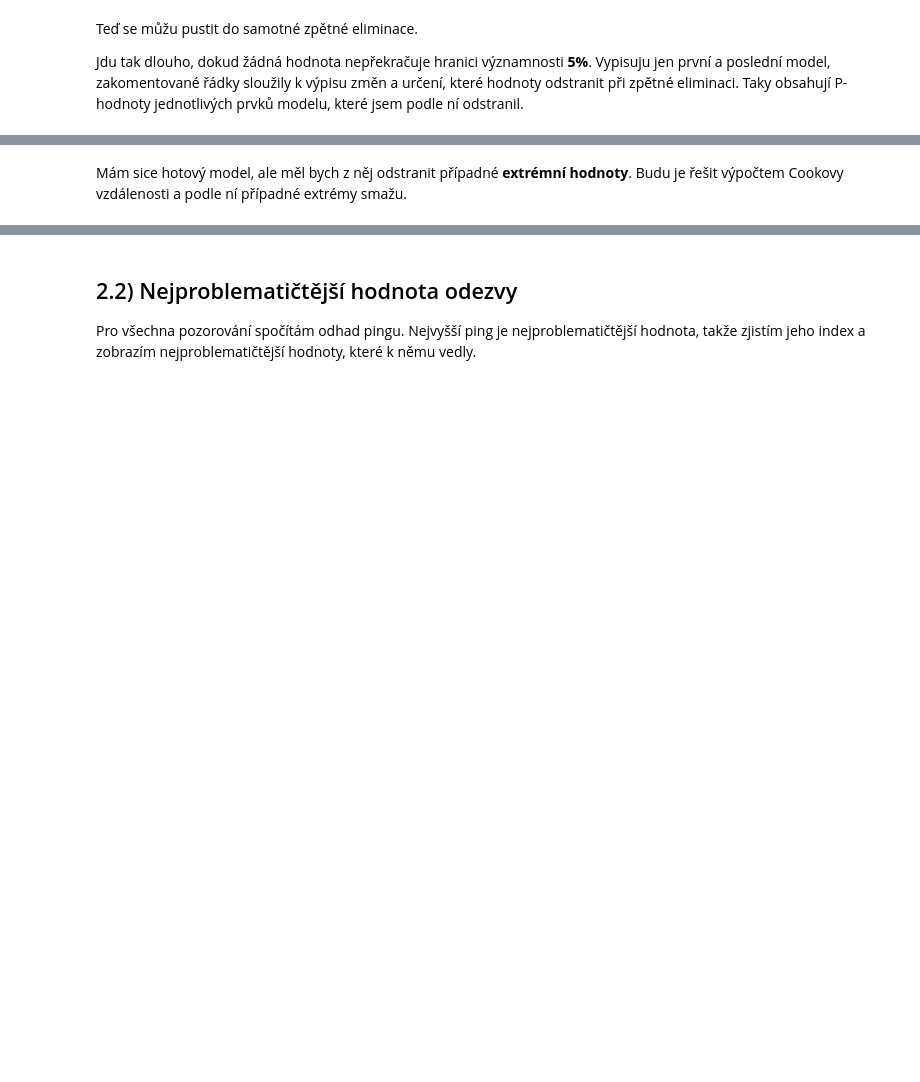
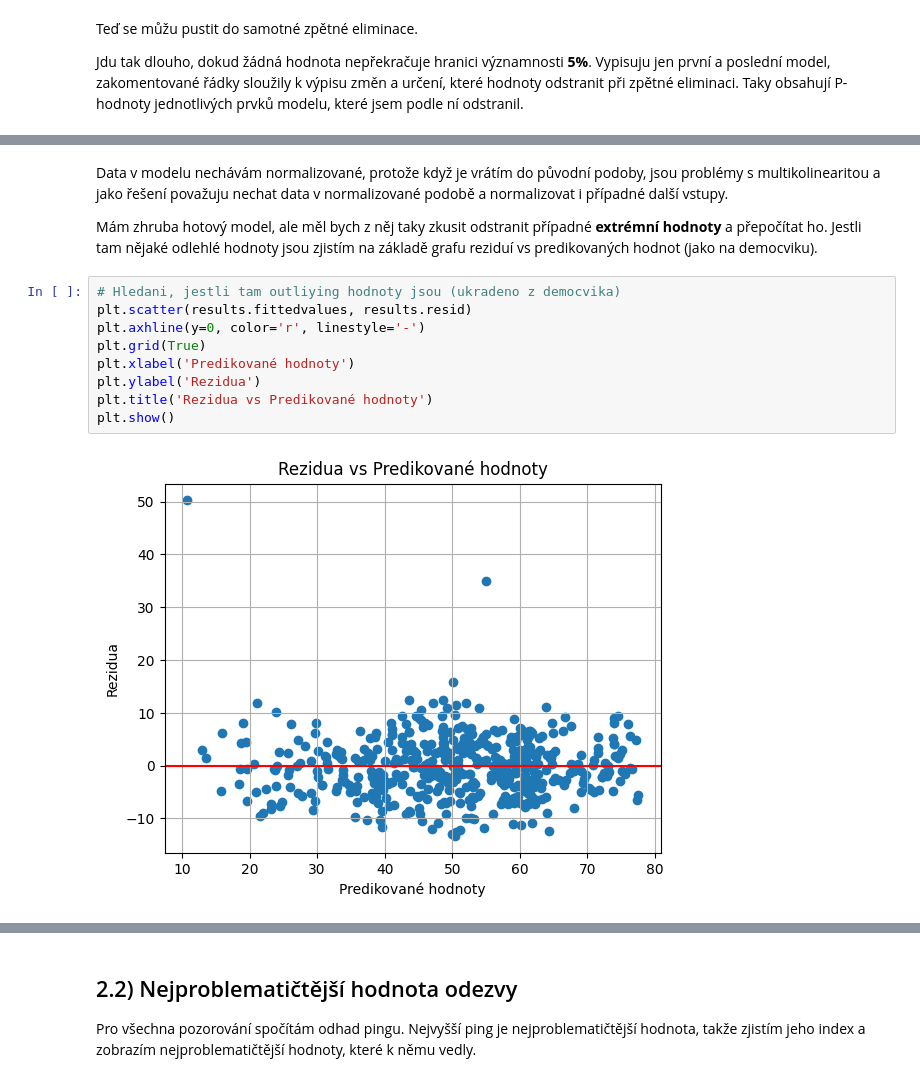
Before and after one commit to Aenariss/msp-proj2, a Jupyter notebook: msp-proj2.ipynb, the cells around one changed output, grey strips where cells are left out. Drawn from its saved outputs; the diff is of its cells as text; blank space fills up the shorter version.

```diff
--- a/msp-proj2.ipynb
+++ b/msp-proj2.ipynb
@@ -374,5 +381,17 @@ Covariance Type:            nonrobust
 Notes:
 [1] Standard Errors assume that the covariance matrix of the errors is correctly specified.
 # %% [markdown]
-Mám sice hotový model, ale měl bych z něj odstranit případné **extrémní hodnoty**.
-Budu je řešit výpočtem Cookovy vzdálenosti a podle ní případné extrémy smažu.
+Data v modelu nechávám normalizované, protože když je vrátím do původní podoby, jsou problémy s multikolinearitou a jako řešení považuju nechat data v normalizované podobě a normalizovat i případné další vstupy.
+
+Mám zhruba hotový model, ale měl bych z něj taky zkusit odstranit případné **extrémní hodnoty** a přepočítat ho. Jestli tam nějaké odlehlé hodnoty jsou zjistím na základě grafu reziduí vs predikovaných hodnot (jako na democviku).
+# %%
+# Hledani, jestli tam outliying hodnoty jsou (ukradeno z democvika)
+plt.scatter(results.fittedvalues, results.resid)
+plt.axhline(y=0, color='r', linestyle='-')
+plt.grid(True)
+plt.xlabel('Predikované hodnoty')
+plt.ylabel('Rezidua')
+plt.title('Rezidua vs Predikované hodnoty')
+plt.show()
+# %% [output]
+[figure, added]
```
Also changed, not shown: parts of 18 cells of this notebook.
